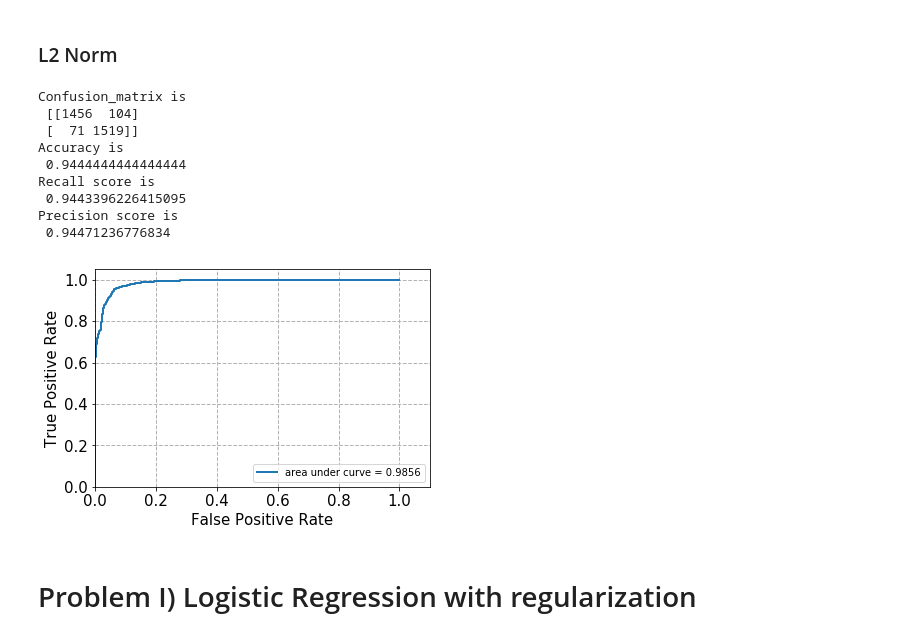
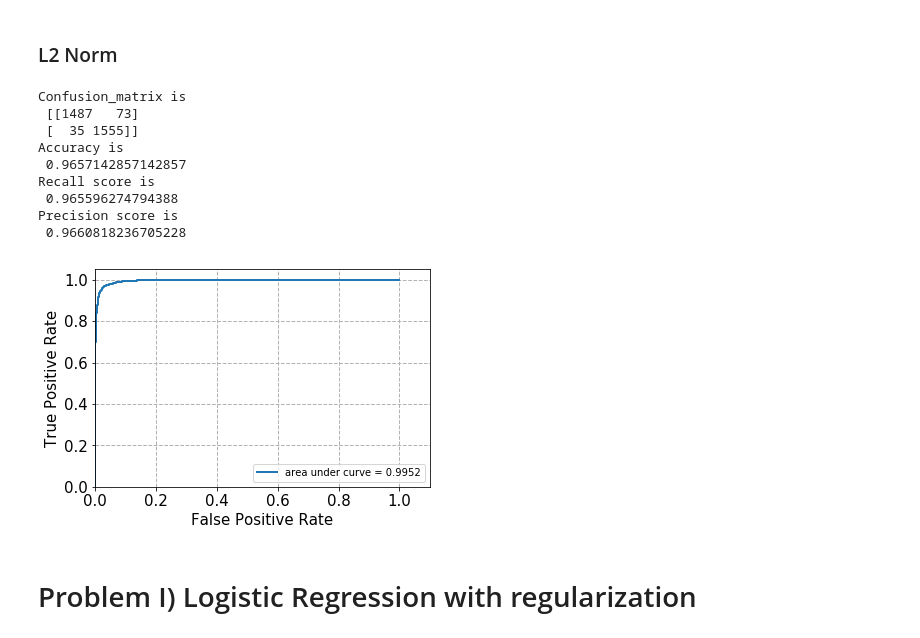
Before and after one commit to wppply/ECE219_projects, a Jupyter notebook: project_1/scratchBook.ipynb, the cells around one changed output. Saved outputs shown, nothing was run; the diff lists cells and outputs as text; code cells hidden in the pictures.

Commit message:
finished binary section and data reported

```diff
--- a/project_1/scratchBook.ipynb
+++ b/project_1/scratchBook.ipynb
@@ -106,13 +106,9 @@ counts = []
 # %%
 from sklearn.feature_extraction.text import CountVectorizer
 min_dfs = [2,5]
-print(min_dfs[1:])
+min_df = 2
 def TF_builder(min_df,twenty_train,twenty_test):
-    count_vect = CountVectorizer(min_df=min_df,analyzer=stem_rmv_punc)
+    count_vect = CountVectorizer(min_df=min_df,analyzer=stem_rmv_punc)#####
     X_train_counts = count_vect.fit_transform(twenty_train)
     X_test_counts = count_vect.transform(twenty_test)
     return X_train_counts,X_test_counts
-
-for min_df in min_dfs[1:]:
-    X_train_counts,X_test_counts = TF_builder(min_df,twenty_train.data,twenty_test.data)
-    print(X_train_counts.shape, X_test_counts.shape)
@@ -416,25 +436,25 @@ Precision score is
 # %%
 from sklearn.linear_model import LogisticRegression
 
 
-clf_LR = LogisticRegression().fit(train_NMF, twenty_train.target>3)
-pred = clf_LR.predict(test_NMF)
-prob_score = clf_LR.predict_proba(test_NMF)
+clf_LR = LogisticRegression().fit(train_LSI, twenty_train.target>3)
+pred = clf_LR.predict(test_LSI)
+prob_score = clf_LR.predict_proba(test_LSI)
 
 print_result(twenty_test.target>3,pred)
 fpr, tpr, _ = roc_curve(twenty_test.target>3, prob_score[:,1])
 plot_roc(fpr, tpr)
 # %% [output]
 Confusion_matrix is
- [[1456  104]
- [  71 1519]]
+ [[1487   73]
+ [  35 1555]]
 Accuracy is
- 0.9444444444444444
+ 0.9657142857142857
 Recall score is
- 0.9443396226415095
+ 0.965596274794388
 Precision score is
- 0.94471236776834
+ 0.9660818236705228
-[figure, old version]
+[figure, new version]
 # %% [markdown]
 # Problem I) Logistic Regression with regularization
 # %% [markdown]
```
Also changed, not shown: parts of 8 cells of this notebook.
